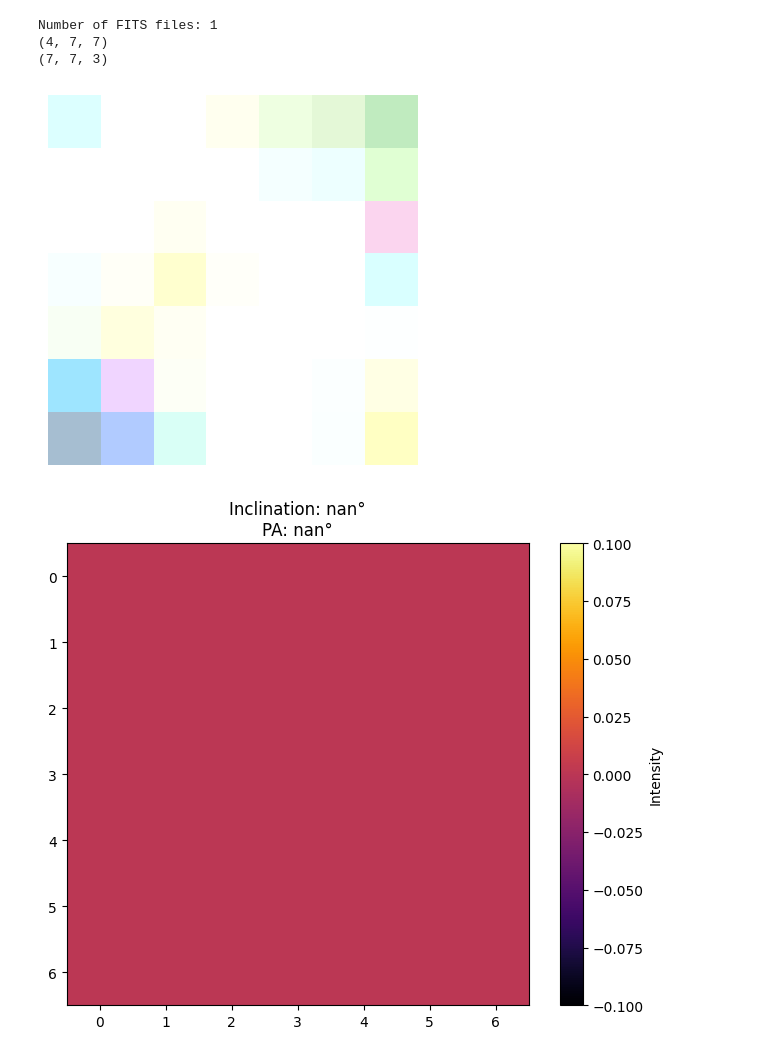
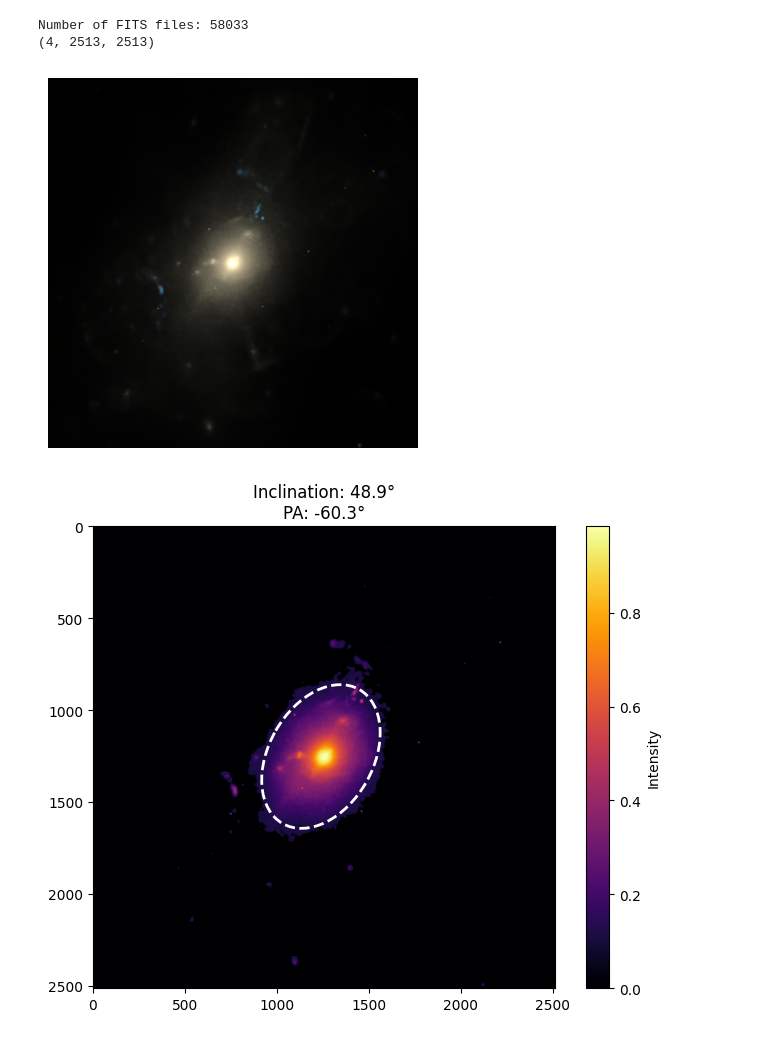
Before and after one commit to BerndDoser/PEST, a Jupyter notebook: devel/illustris_skirt.ipynb, the cells around one changed output. Cells and saved outputs as stored; diff of their text form; code cells hidden in the pictures.

```diff
--- a/devel/illustris_skirt.ipynb
+++ b/devel/illustris_skirt.ipynb
@@ -1,39 +1,34 @@
 # %%
 import pest
 import matplotlib.pyplot as plt
 
 plt.rcParams["text.usetex"] = False
 
-ds = pest.FitsDataset("../data/SKIRT_synthetic_images/fits/TNG100/sdss/snapnum_099/data/broadband_137910.fits")
+# ds = pest.FitsDataset("../data/SKIRT_synthetic_images/fits/TNG100/sdss/snapnum_099/data/broadband_454795.fits")
+# ds = pest.FitsDataset("../data/SKIRT_synthetic_images/fits/TNG100/sdss/snapnum_099/data/broadband_137910.fits")
+ds = pest.FitsDataset("../data/SKIRT_synthetic_images/fits/")
 print("Number of FITS files:", len(ds))
 image = ds[0]["image"]
 print(image.shape)
 
 image = pest.CreateNormalizedRGBColors(
     stretch=0.9,
     range=5,
     lower_limit=0.001,
     channel_combinations=[[2, 3], [1, 0], [0]],
     scalers=[0.7, 0.5, 1.3],
 )(image)
-image = image.transpose(1, 2, 0)
-print(image.shape)
 
-# Problematic cases:
-# 1: Ellipse is not well defined
-# 55555: Rotational edge is visible
-
-plt.imshow(image)
+plt.imshow(image.transpose(1, 2, 0))
 plt.axis("off")
 plt.show()
 # %% [output]
-Number of FITS files: 1
-(4, 7, 7)
-(7, 7, 3)
+Number of FITS files: 58033
+(4, 2513, 2513)
-[figure, old version]
+[figure, new version]
 # %%
-stats = pest.estimate_geometry_weighted(image)
+stats = pest.estimate_geometry_weighted(image.transpose(1, 2, 0))
 pest.visualize_results(stats)
 # %% [output]
-[figure, old version]
+[figure, new version]
 # %%
```
Also changed, not shown: parts of 5 cells of this notebook, 10 other files.
